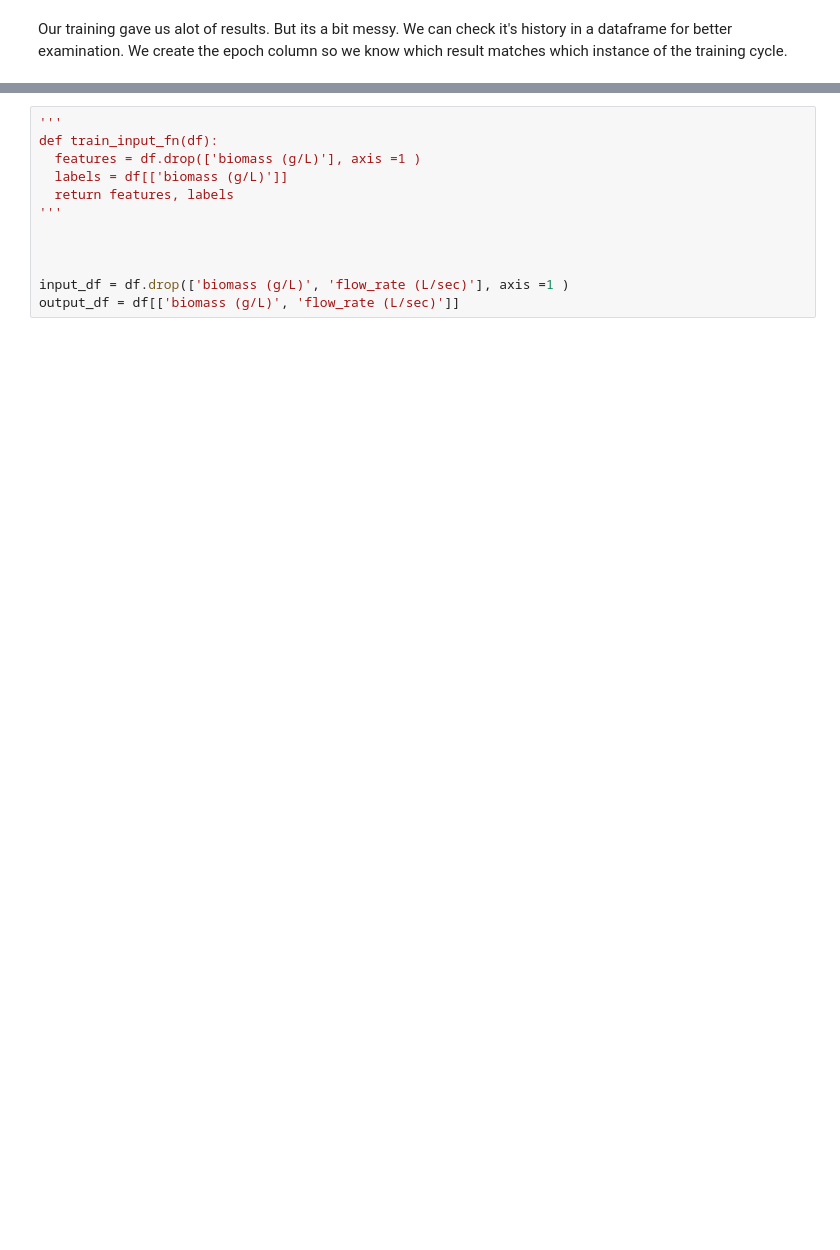
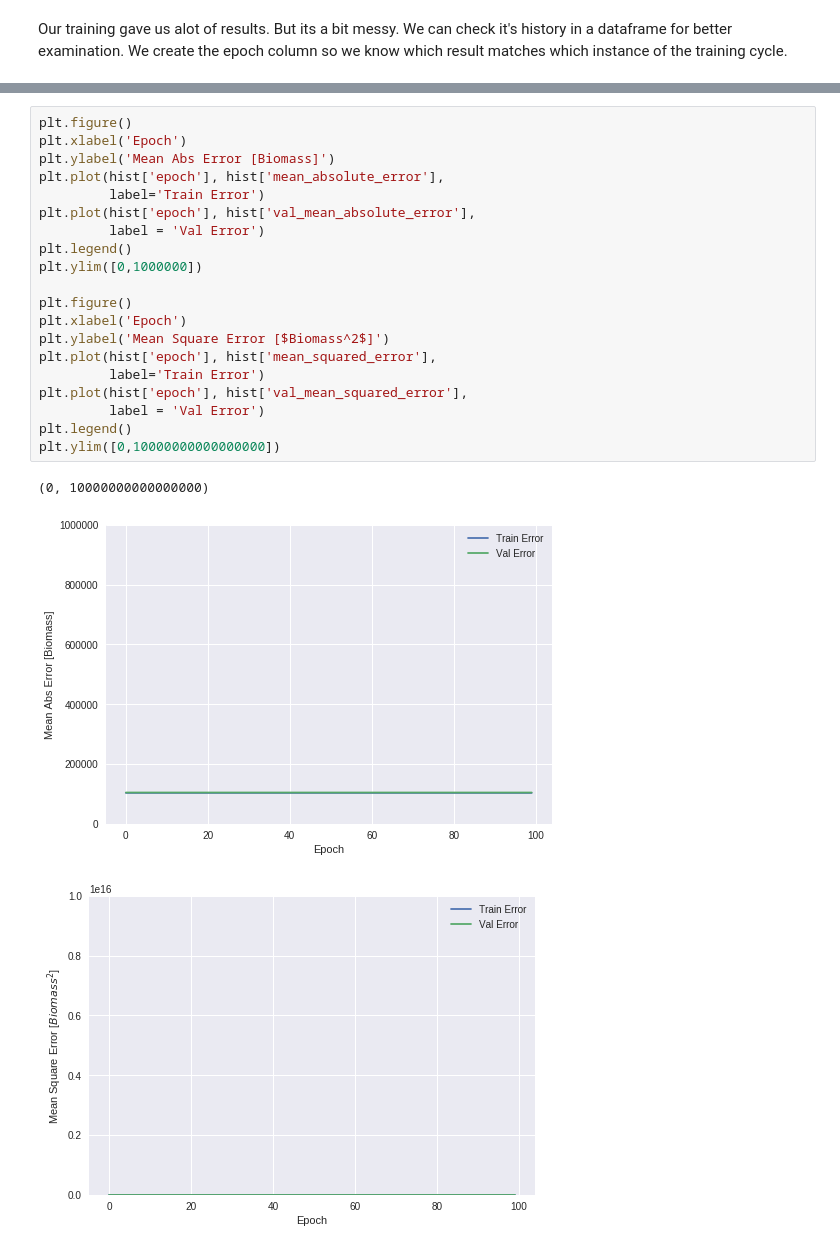
Before and after one commit to adamyli/Generic-Sensor-Data-ML-Framework-WIP, a Jupyter notebook: Generic_Wastewater_Plant_ML_w_TensorFlow.ipynb, the cells around one changed output, grey strips where cells are left out. Cells and saved outputs as stored; diff of their text form; blank space fills up the shorter version.

Commit message:
Version 3
Data visualization, error plots & optimization

```diff
--- a/Generic_Wastewater_Plant_ML_w_TensorFlow.ipynb
+++ b/Generic_Wastewater_Plant_ML_w_TensorFlow.ipynb
@@ -229,13 +229,25 @@ hist
 100 rows × 7 columns
-# %%
-'''
-def train_input_fn(df):
-  features = df.drop(['biomass (g/L)'], axis =1 )
-  labels = df[['biomass (g/L)']]
-  return features, labels
-'''
-
-
-
-input_df = df.drop(['biomass (g/L)', 'flow_rate (L/sec)'], axis =1 )
-output_df = df[['biomass (g/L)', 'flow_rate (L/sec)']]
+# %%
+plt.figure()
+plt.xlabel('Epoch')
+plt.ylabel('Mean Abs Error [Biomass]')
+plt.plot(hist['epoch'], hist['mean_absolute_error'],
+         label='Train Error')
+plt.plot(hist['epoch'], hist['val_mean_absolute_error'],
+         label = 'Val Error')
+plt.legend()
+plt.ylim([0,1000000])
+
+plt.figure()
+plt.xlabel('Epoch')
+plt.ylabel('Mean Square Error [$Biomass^2$]')
+plt.plot(hist['epoch'], hist['mean_squared_error'],
+         label='Train Error')
+plt.plot(hist['epoch'], hist['val_mean_squared_error'],
+         label = 'Val Error')
+plt.legend()
+plt.ylim([0,10000000000000000])
+# %% [output]
+(0, 10000000000000000)
+[figure, added]
+[figure, added]
```
Also changed, not shown: parts of 8 cells of this notebook.
